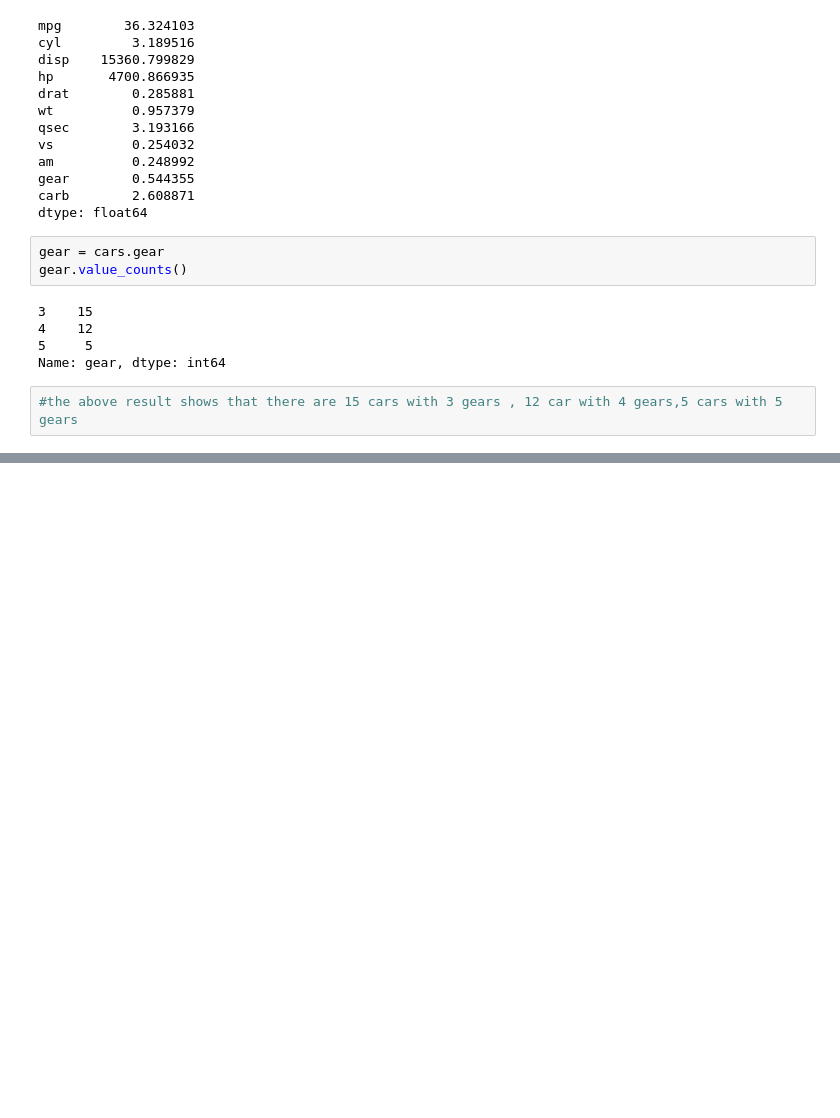
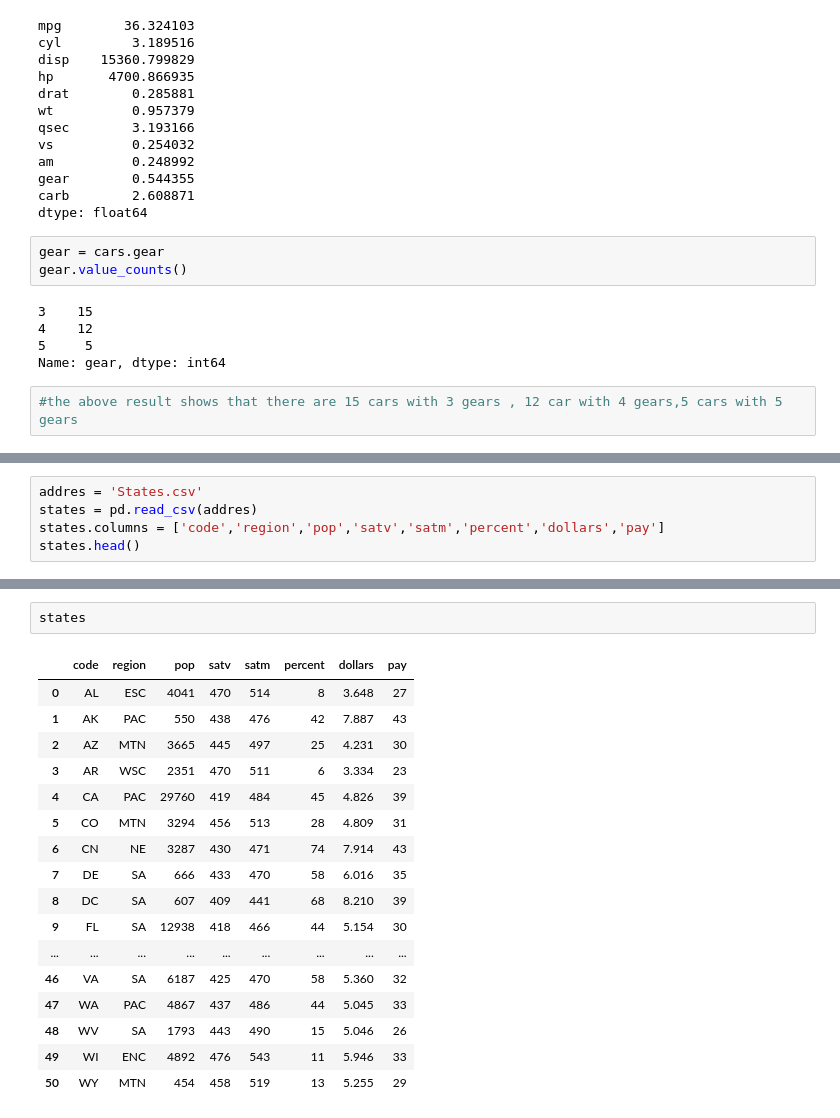
Before and after one commit to samy280497/datawrangling, a Jupyter notebook: Python data wrangling complete notebook.ipynb, the cells around one changed output, grey strips where cells are left out. Drawn from its saved outputs; the diff is of its cells as text; blank space fills up the shorter version.

```diff
--- a/Python data wrangling complete notebook.ipynb
+++ b/Python data wrangling complete notebook.ipynb
@@ -1804,0 +1814,5 @@ cars.describe()
+# %%
+addres = 'States.csv'
+states = pd.read_csv(addres)
+states.columns = ['code','region','pop','satv','satm','percent','dollars','pay']
+states.head()
@@ -1804,0 +1826,20 @@ cars.describe()
+# %%
+states
+# %% [output]
+|  | code | region | pop | satv | satm | percent | dollars | pay |
+| 0 | AL | ESC | 4041 | 470 | 514 | 8 | 3.648 | 27 |
+| 1 | AK | PAC | 550 | 438 | 476 | 42 | 7.887 | 43 |
+| 2 | AZ | MTN | 3665 | 445 | 497 | 25 | 4.231 | 30 |
+| 3 | AR | WSC | 2351 | 470 | 511 | 6 | 3.334 | 23 |
+| 4 | CA | PAC | 29760 | 419 | 484 | 45 | 4.826 | 39 |
+| 5 | CO | MTN | 3294 | 456 | 513 | 28 | 4.809 | 31 |
+| 6 | CN | NE | 3287 | 430 | 471 | 74 | 7.914 | 43 |
+| 7 | DE | SA | 666 | 433 | 470 | 58 | 6.016 | 35 |
+| 8 | DC | SA | 607 | 409 | 441 | 68 | 8.210 | 39 |
+| 9 | FL | SA | 12938 | 418 | 466 | 44 | 5.154 | 30 |
+| ... | ... | ... | ... | ... | ... | ... | ... | ... |
+| 46 | VA | SA | 6187 | 425 | 470 | 58 | 5.360 | 32 |
+| 47 | WA | PAC | 4867 | 437 | 486 | 44 | 5.045 | 33 |
+| 48 | WV | SA | 1793 | 443 | 490 | 15 | 5.046 | 26 |
+| 49 | WI | ENC | 4892 | 476 | 543 | 11 | 5.946 | 33 |
+| 50 | WY | MTN | 454 | 458 | 519 | 13 | 5.255 | 29 |
```
Also changed, not shown: parts of 10 cells of this notebook, 2 other files.
